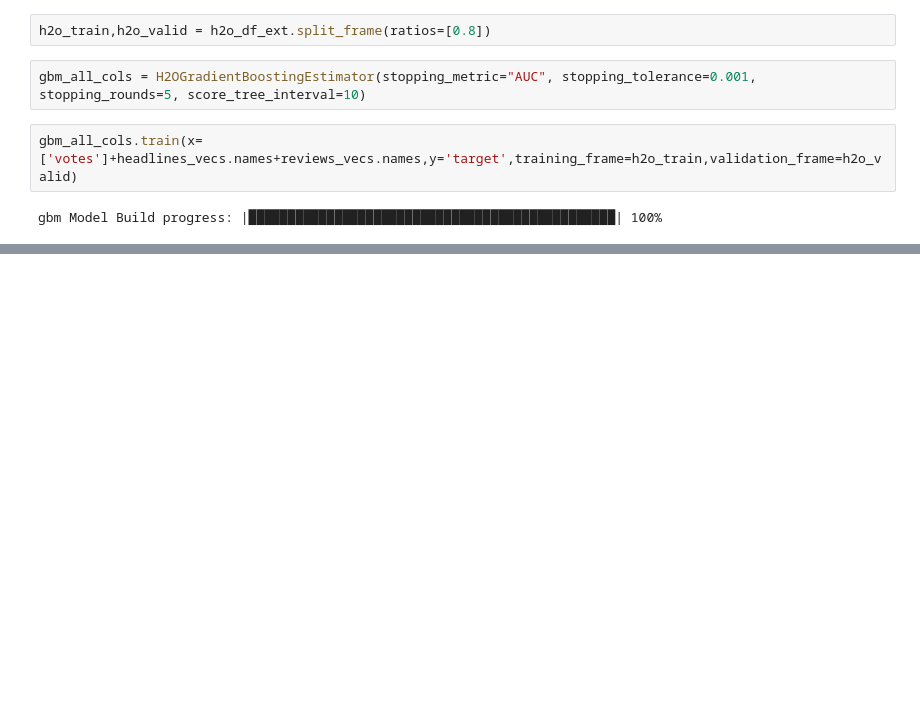
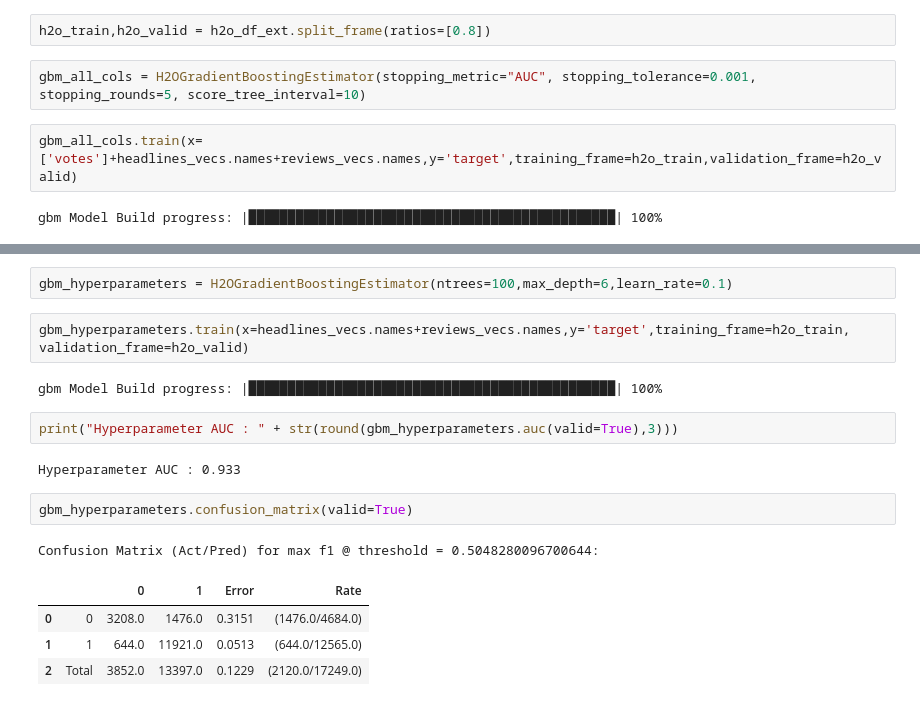
Before and after one commit to kappakpr/DeepLearning, a Jupyter notebook: senti2_GBM_H2O.ipynb, the cells around one changed output, grey strips where cells are left out. Saved outputs shown, nothing was run; the diff lists cells and outputs as text; blank space fills up the shorter version.

```diff
--- a/senti2_GBM_H2O.ipynb
+++ b/senti2_GBM_H2O.ipynb
@@ -443,0 +440,18 @@ gbm_all_cols.varimp_plot()
+# %%
+gbm_hyperparameters = H2OGradientBoostingEstimator(ntrees=100,max_depth=6,learn_rate=0.1)
+# %%
+gbm_hyperparameters.train(x=headlines_vecs.names+reviews_vecs.names,y='target',training_frame=h2o_train, validation_frame=h2o_valid)
+# %% [output]
+gbm Model Build progress: |███████████████████████████████████████████████| 100%
+# %%
+print("Hyperparameter AUC : " + str(round(gbm_hyperparameters.auc(valid=True),3)))
+# %% [output]
+Hyperparameter AUC : 0.933
+# %%
+gbm_hyperparameters.confusion_matrix(valid=True)
+# %% [output]
+Confusion Matrix (Act/Pred) for max f1 @ threshold = 0.5048280096700644:
+|  |  | 0 | 1 | Error | Rate |
+| 0 | 0 | 3208.0 | 1476.0 | 0.3151 | (1476.0/4684.0) |
+| 1 | 1 | 644.0 | 11921.0 | 0.0513 | (644.0/12565.0) |
+| 2 | Total | 3852.0 | 13397.0 | 0.1229 | (2120.0/17249.0) |
```
Also changed, not shown: parts of 39 cells of this notebook.
